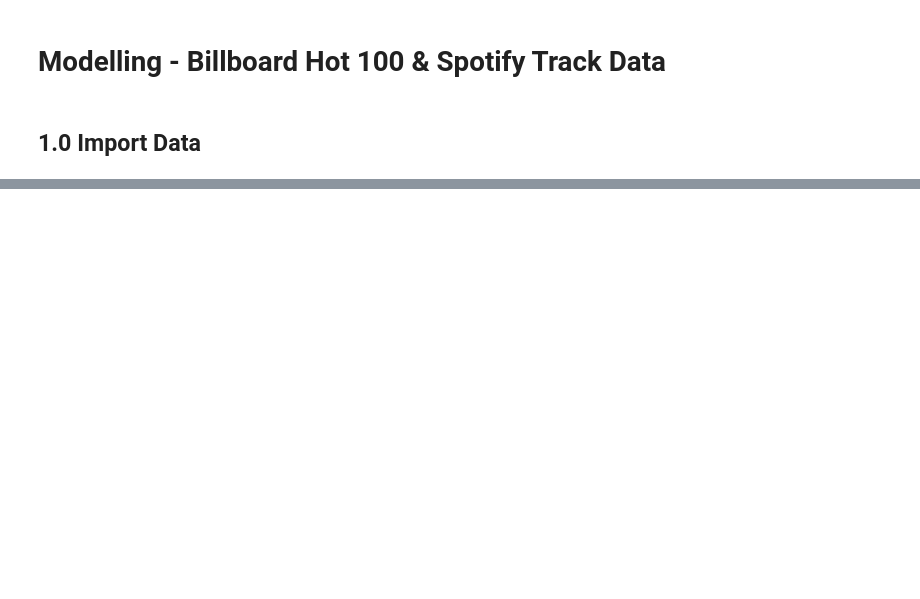
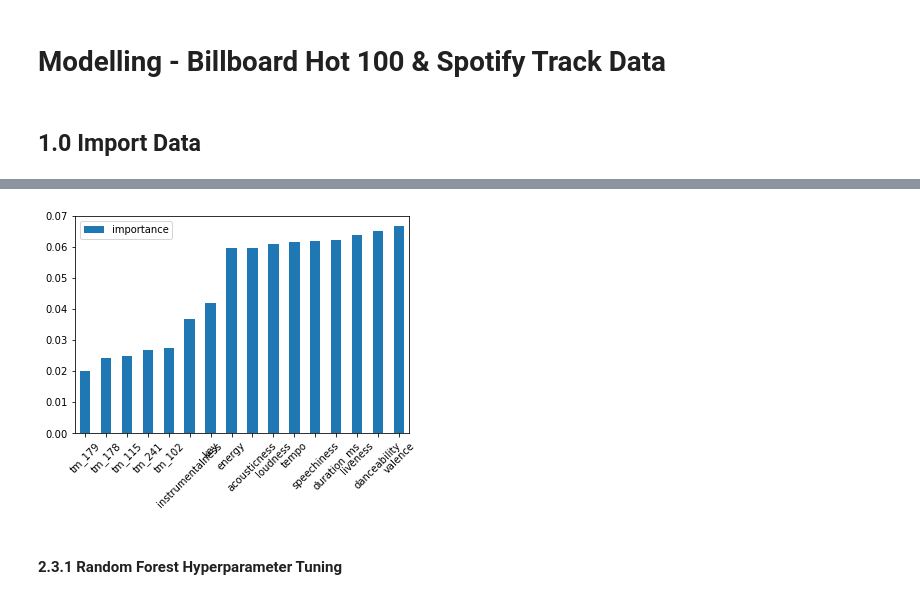
Before and after one commit to JelicaB/BillboardSongAnalysis, a Jupyter notebook: notebooks/5.0-JB-Modelling.ipynb, the cells around one changed output, grey strips where cells are left out. Drawn from its saved outputs; the diff is of its cells as text; code cells hidden in the pictures; blank space fills up the shorter version.

```diff
--- a/notebooks/5.0-JB-Modelling.ipynb
+++ b/notebooks/5.0-JB-Modelling.ipynb
@@ -63,0 +187,14 @@ array([0.06792352, 0.0417402 , 0.07250459, 0.05910489, 0.06425384])
+# %%
+feats = {} # a dict to hold feature_name: feature_importance
+for feature, importance in zip(features.columns, rf.feature_importances_):
+    if importance >= 0.02:
+        feats[feature] = importance #add the name/value pair
+
+importances = pd.DataFrame.from_dict(feats, orient='index').rename(columns={0: 'importance'})
+
+importances.sort_values(by='importance').plot(kind='bar', rot=45)
+plt.show()
+# %% [output]
+[figure, added]
+# %% [markdown]
+#### 2.3.1 Random Forest Hyperparameter Tuning
```
Also changed, not shown: parts of 48 cells of this notebook, 1 other file.
